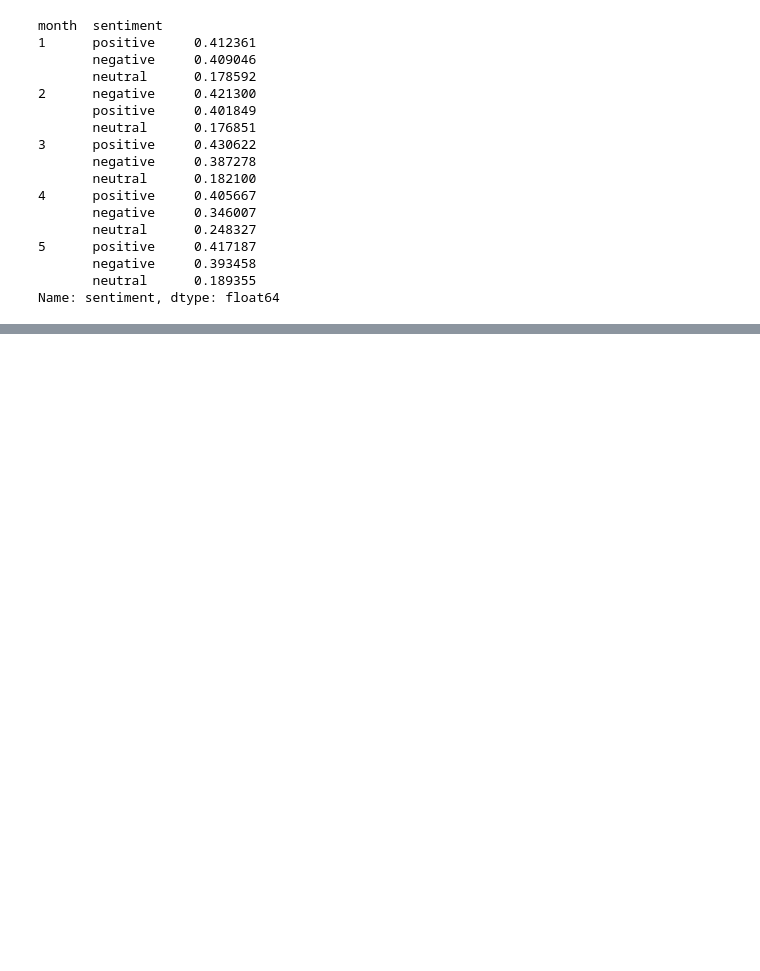
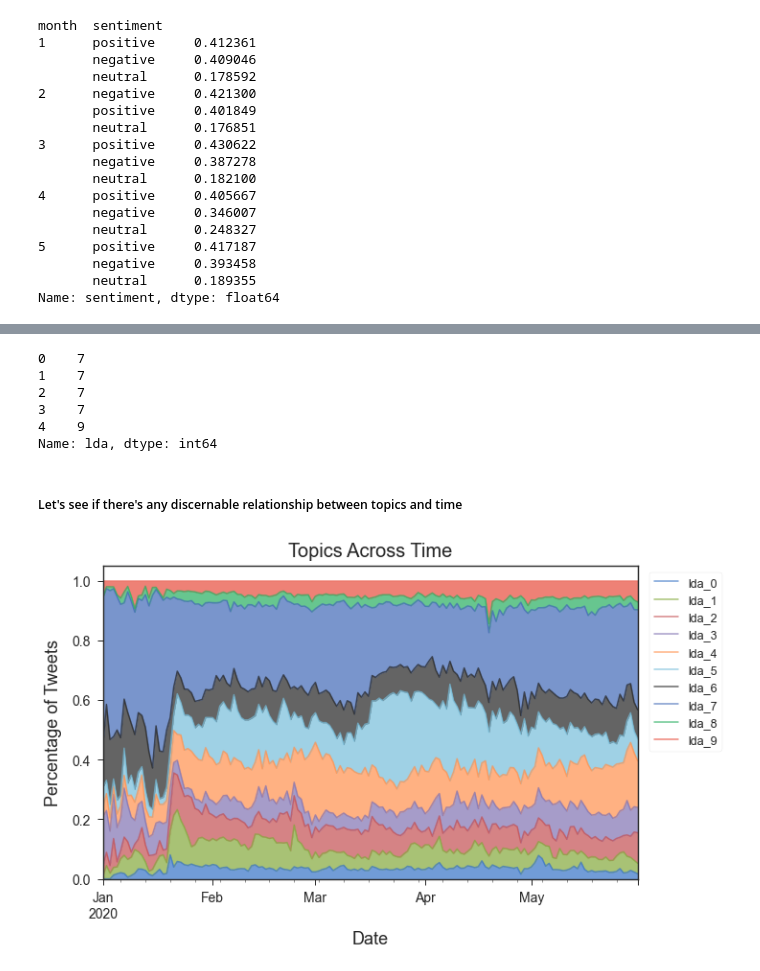
Before and after one commit to p-szymo/twitter-sentiment-analysis, a Jupyter notebook: nlp_features_notebook.ipynb, the cells around one changed output, grey strips where cells are left out. Saved outputs shown, nothing was run; the diff lists cells and outputs as text; code cells hidden in the pictures; blank space fills up the shorter version.

```diff
--- a/nlp_features_notebook.ipynb
+++ b/nlp_features_notebook.ipynb
@@ -1163,0 +407,6 @@ while start_date <= end_date:
+# %%
+# create the topics
+lda = models.LdaModel(corpus=corpus, id2word=id2word, num_topics=10, passes=10)
+
+# view the topics
+lda.print_topics()
@@ -1163,0 +441,2 @@ while start_date <= end_date:
+# %%
+corpus_transformed = lda[corpus]
@@ -1163,0 +460,4 @@ while start_date <= end_date:
+# %%
+# turn our LDA corpus into a column
+df['lda_scores'] = corpus_transformed
+df['lda_scores'].head()
@@ -1163,0 +471,30 @@ while start_date <= end_date:
+# %%
+# obtain the topic that a resembles the tweet most
+df['lda'] = df['lda_scores'].apply(lambda x: lda_getter(x))
+df['lda'].head()
+# %% [output]
+0    7
+1    7
+2    7
+3    7
+4    9
+Name: lda, dtype: int64
+# %% [markdown]
+##### Let's see if there's any discernable relationship between topics and time
+# %%
+# sort by percentage of trees in good health
+days = df.groupby('date').lda.value_counts(normalize=True).unstack()
+
+# plot a stacked bar graph
+p1 = days.plot.area(stacked = True, figsize=(10,6),
+#                    title = 'Tree Health Across Boroughs',
+                   alpha = .70, fontsize=14)
+
+p1.set_title('Topics Across Time', fontsize=20, pad=10)
+p1.set_xlabel('Date', fontsize=18, labelpad=10)
+p1.set_ylabel('Percentage of Tweets', fontsize=18, labelpad=10)
+p1.legend([f'lda_{i}' for i in range(10)], facecolor='white',
+          framealpha=1, bbox_to_anchor=(1.01, 1.0), loc='upper left')
+plt.show()
+# %% [output]
+[figure, added]
```
Also changed, not shown: parts of 158 cells of this notebook, 27 other files.
